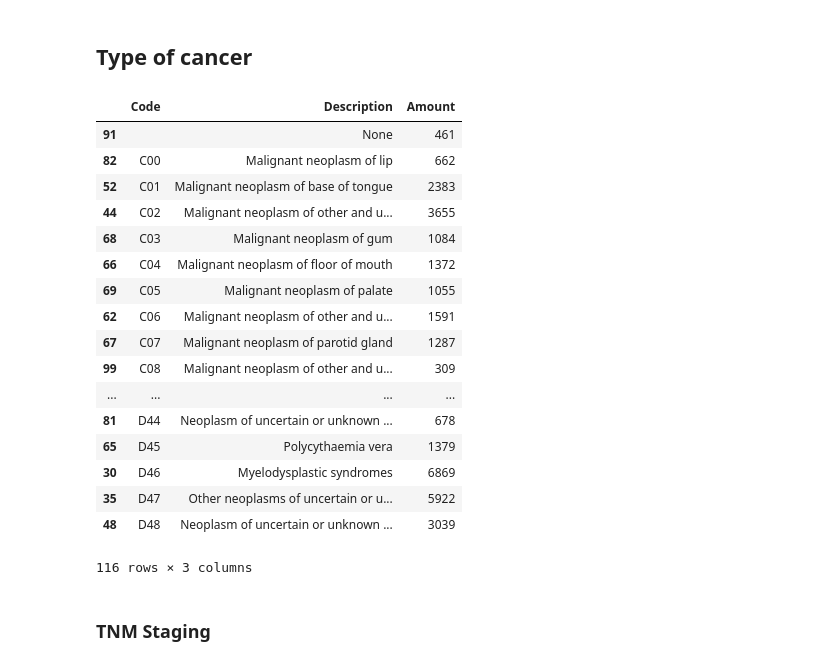
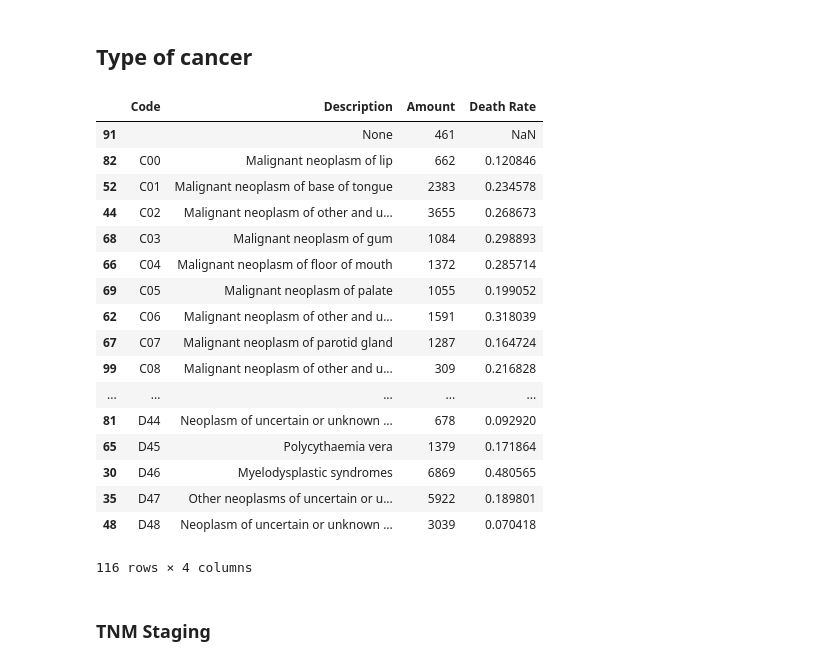
Before and after one commit to c-chen-ed5557/englishhealthdata, a Jupyter notebook: sim_av_patient.ipynb, the cells around one changed output. Cells and saved outputs as stored; diff of their text form; code cells hidden in the pictures.

```diff
--- a/sim_av_patient.ipynb
+++ b/sim_av_patient.ipynb
@@ -454,53 +457,40 @@ Text(0.5, 1.0, 'Death Rate by Age Group')
 # %% [markdown]
 ## Type of cancer
 # %%
-# icd_codes.head()
-
-# counter = []
-# def convert_site_code(site_code):
-#     print(site_code)
-#     if site_code[0:4] in icd_codes['Category Code'].values:
-#         return icd_codes[icd_codes['Category Code'] == site_code]['Category Title']
-#     else:
-#         counter.append(1)
-
-# icd_codes['Category Code'].values
-# #
-
-# counter
-
-# icd_codes_3char[icd_codes_3char['Code'] == 'C44']
-# icd_codes_3char['Code'].values
-# def match_neoplasms_3CHAR(site_code_3CHAR):
-#     return [re.search(site_code_3CHAR, icd_code).string for icd_code in icd_codes_3char['Code'].values if re.search(site_code_3CHAR, icd_code) != None][0]
-
 def match_neoplasms_3CHAR(site_code_3CHAR):
     if site_code_3CHAR != "":
         return icd_codes_3char.loc[icd_codes_3char['Code'] == [re.search(site_code_3CHAR, icd_code).string for icd_code in icd_codes_3char['Code'].values if re.search(site_code_3CHAR, icd_code) != None][0], 'Description'].values[0]
 
+def death_rate_by_site_3char(site_code_3char):
+    if site_code_3char != "":
+        g = merged_av_data[merged_av_data['SITE_ICD10_O2_3CHAR'] == site_code_3char].groupby('NEWVITALSTATUS').count()
+        death_rate = g.iloc[g.index.get_level_values('NEWVITALSTATUS') == 'D'].sum().max() / g.iloc[:, :].sum().max()
+        return death_rate
+
 types_of_cancer_3char = pd.DataFrame({
     'Code': merged_av_data['SITE_ICD10_O2_3CHAR'].value_counts().index,
     'Description': [match_neoplasms_3CHAR(x) for x in list(merged_av_data['SITE_ICD10_O2_3CHAR'].value_counts().index.to_numpy())],
-    'Amount': merged_av_data['SITE_ICD10_O2_3CHAR'].value_counts().values
+    'Amount': merged_av_data['SITE_ICD10_O2_3CHAR'].value_counts().values,
+    'Death Rate': [death_rate_by_site_3char(x) for x in list(merged_av_data['SITE_ICD10_O2_3CHAR'].value_counts().index.to_numpy())]
 })
 
 types_of_cancer_3char.sort_values('Code')
 # %% [output]
-|  | Code | Description | Amount |
-| 91 |  | None | 461 |
-| 82 | C00 | Malignant neoplasm of lip | 662 |
-| 52 | C01 | Malignant neoplasm of base of tongue | 2383 |
-| 44 | C02 | Malignant neoplasm of other and u... | 3655 |
-| 68 | C03 | Malignant neoplasm of gum | 1084 |
-| 66 | C04 | Malignant neoplasm of floor of mouth | 1372 |
-| 69 | C05 | Malignant neoplasm of palate | 1055 |
-| 62 | C06 | Malignant neoplasm of other and u... | 1591 |
-| 67 | C07 | Malignant neoplasm of parotid gland | 1287 |
-| 99 | C08 | Malignant neoplasm of other and u... | 309 |
-| ... | ... | ... | ... |
-| 81 | D44 | Neoplasm of uncertain or unknown ... | 678 |
-| 65 | D45 | Polycythaemia vera | 1379 |
-| 30 | D46 | Myelodysplastic syndromes | 6869 |
-| 35 | D47 | Other neoplasms of uncertain or u... | 5922 |
-| 48 | D48 | Neoplasm of uncertain or unknown ... | 3039 |
+|  | Code | Description | Amount | Death Rate |
+| 91 |  | None | 461 | NaN |
+| 82 | C00 | Malignant neoplasm of lip | 662 | 0.120846 |
+| 52 | C01 | Malignant neoplasm of base of tongue | 2383 | 0.234578 |
+| 44 | C02 | Malignant neoplasm of other and u... | 3655 | 0.268673 |
+| 68 | C03 | Malignant neoplasm of gum | 1084 | 0.298893 |
+| 66 | C04 | Malignant neoplasm of floor of mouth | 1372 | 0.285714 |
+| 69 | C05 | Malignant neoplasm of palate | 1055 | 0.199052 |
+| 62 | C06 | Malignant neoplasm of other and u... | 1591 | 0.318039 |
+| 67 | C07 | Malignant neoplasm of parotid gland | 1287 | 0.164724 |
+| 99 | C08 | Malignant neoplasm of other and u... | 309 | 0.216828 |
+| ... | ... | ... | ... | ... |
+| 81 | D44 | Neoplasm of uncertain or unknown ... | 678 | 0.092920 |
+| 65 | D45 | Polycythaemia vera | 1379 | 0.171864 |
+| 30 | D46 | Myelodysplastic syndromes | 6869 | 0.480565 |
+| 35 | D47 | Other neoplasms of uncertain or u... | 5922 | 0.189801 |
+| 48 | D48 | Neoplasm of uncertain or unknown ... | 3039 | 0.070418 |
-116 rows × 3 columns
+116 rows × 4 columns
```
Also changed, not shown: parts of 13 cells of this notebook, 2 other files.
